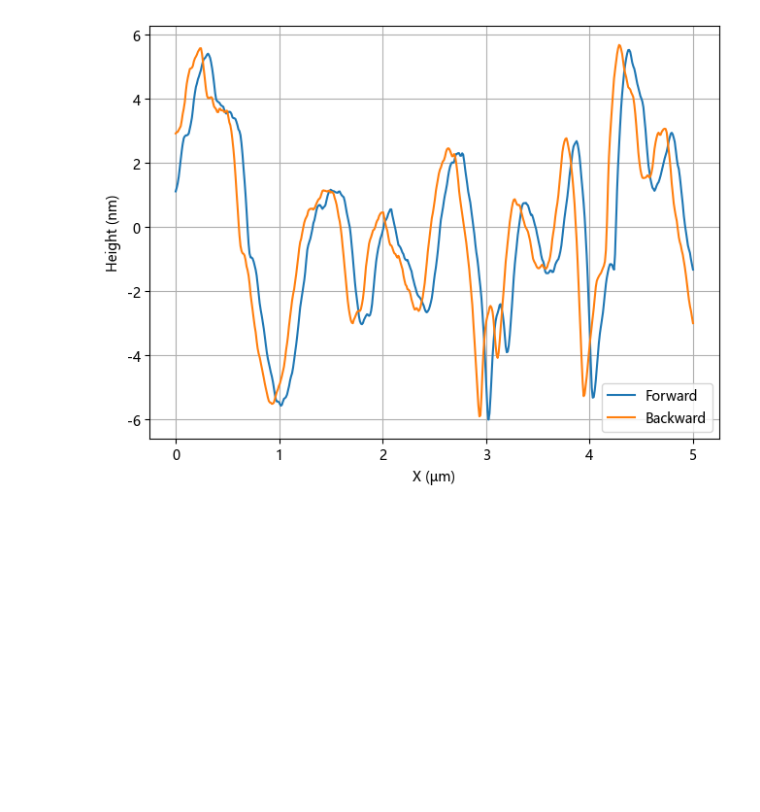
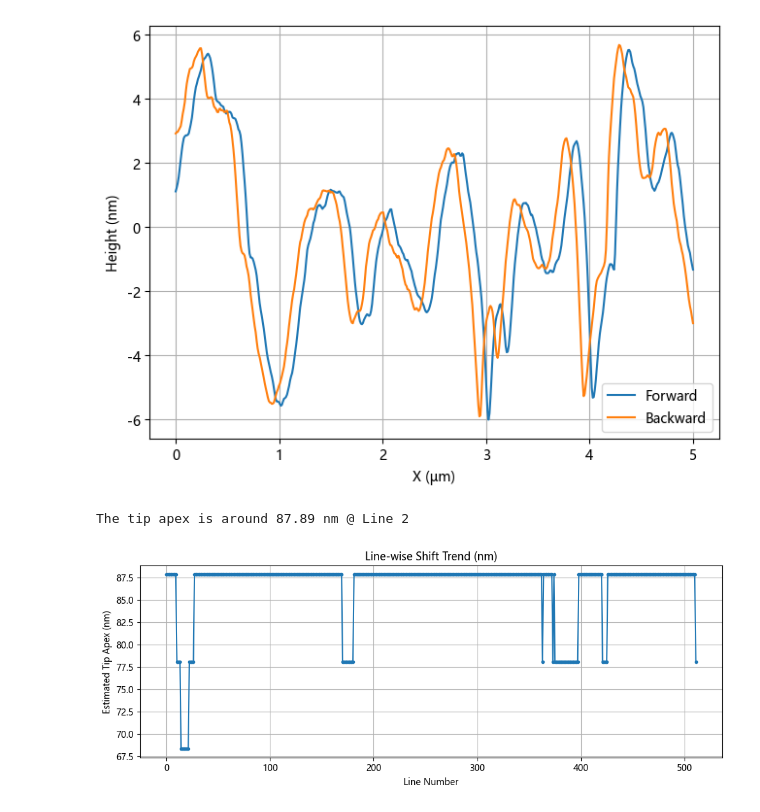
Before and after one commit to Piapiapia007/Piapiapia007, a Jupyter notebook: AIMI/Test.ipynb, the cells around one changed output. Cells and saved outputs as stored; diff of their text form; code cells hidden in the pictures; blank space fills up the shorter version.

```diff
--- a/AIMI/Test.ipynb
+++ b/AIMI/Test.ipynb
@@ -151,3 +194,12 @@ plt.show()
 Forward_image: RMS Roughness (Sa): 2.437527 nm,  Mean Roughness (Sq): 3.149835 nm
 Backward_image: RMS Roughness (Sa): 2.440991 nm,  Mean Roughness (Sq): 3.153424 nm
 [figure]
+# %%
+forwardline = Forward_image[2]
+backwardline = Backward_image[2]
+Estimated_tip_apex = estimate_shift(forwardline, backwardline, plot=False, unit=Image_size/X_points)
+print("The tip apex is around {:.2f}".format(Estimated_tip_apex*1000), "nm @ Line 2")
+plot_shift_histogram(Forward_image, Backward_image, Image_size, X_points)
+# %% [output]
+The tip apex is around 87.89 nm @ Line 2
+[figure, added]
```
Also changed, not shown: parts of 2 cells of this notebook, 38 other files.
